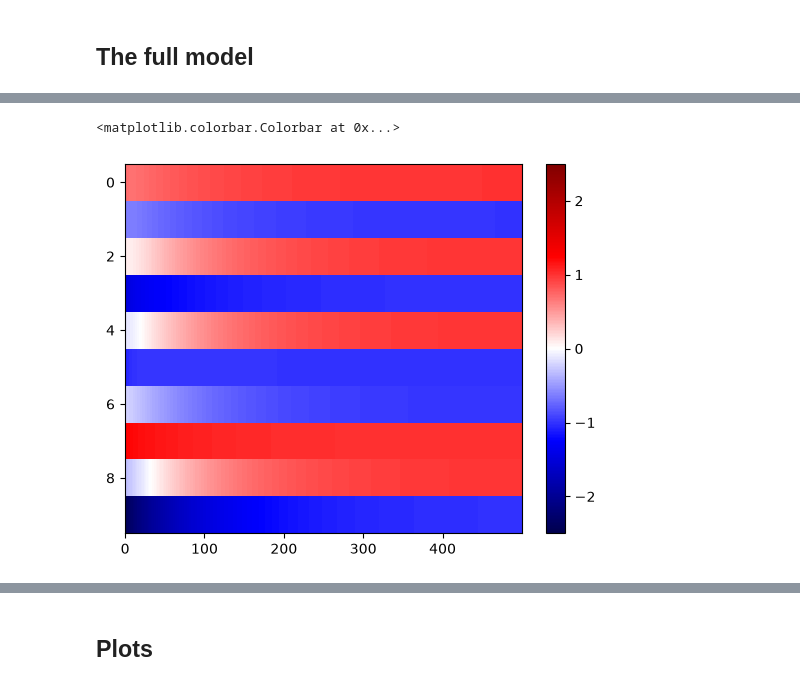
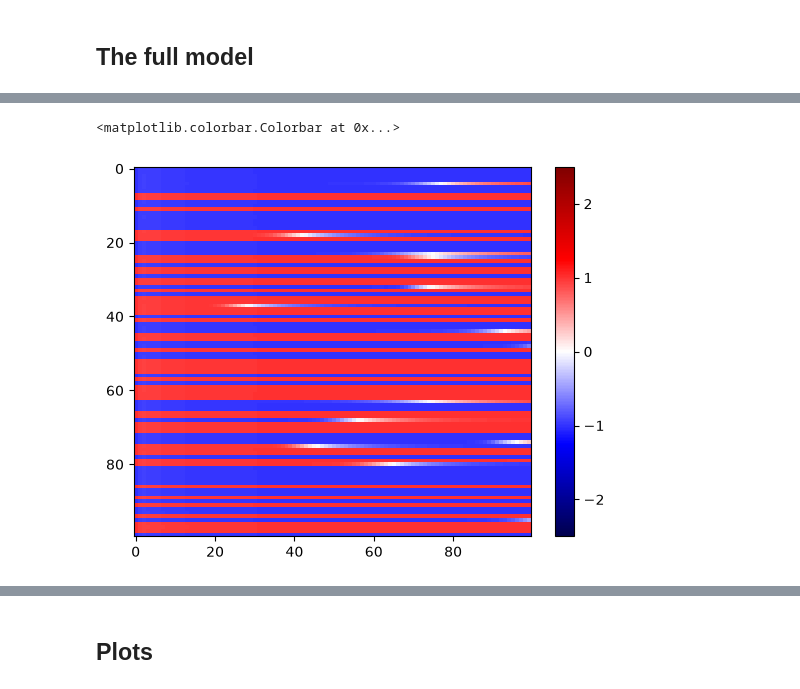
Before and after one commit to srujanakaluve/Master-s-Thesis-Projects, a Jupyter notebook: vectorHASH-cont-scipy/vectorHASH_cont.ipynb, the cells around one changed output, grey strips where cells are left out. Saved outputs shown, nothing was run; the diff lists cells and outputs as text; code cells hidden in the pictures.

```diff
--- a/vectorHASH-cont-scipy/vectorHASH_cont.ipynb
+++ b/vectorHASH-cont-scipy/vectorHASH_cont.ipynb
@@ -272,9 +272,9 @@ patts_total = np.prod(lams*lams)
 Nh = 400
 Ns = patts_total
 
-W_gg = gridtogrid(3, -1, lams)
+W_gg = gridtogrid(1.2, -0.5, lams)
 
 grid, W_hg, hc, W_gh = scaffold_layers(Ng, Nh, patts_total, lams, 0)
 sens = np.sign(np.random.randn(Ns, patts_total))
-W_hs, W_sh = sensory_weights(sens, hc)
+W_hs, W_sh = sensory_weights(sens[:, :200], hc)
 # %%
@@ -328,11 +328,10 @@ plt.colorbar()
 # %%
-frequency = 1/0.14
-duty_cycle = 0.5
-phase_degrees = 0
+frequency = 1/5
+duty_cycle = 0.75
+phase_degrees = 180
 
-period = 0.14
-time_shift = (phase_degrees / 360) * period
-t = np.linspace(0,1,100)
+time_shift = (phase_degrees / 360) * (1/f)
+t = np.linspace(0,50,100)
 wave = signal.square(2 * np.pi * frequency * (t - time_shift), duty=duty_cycle)
 plt.plot(t, wave)
 plt.show()
@@ -453,0 +425,19 @@ original state: 8 10 1
+# %%
+patt = 2
+#g0 = grid[:, patt]
+g0 = np.zeros(Ng)
+#h0 = hc[:, patt]
+h0 = np.zeros(Nh)
+s0 = sens[:, patt]
+#s0 = s0 * np.sign(np.random.uniform(0, 1, s0.shape) - 0.4)
+state0 = np.concatenate([g0, h0, s0])
+
+sol2 = solve_ivp(
+    vectorhash, t_span=(0, 10), y0=state0,
+    args=(Ng, Nh, W_gg, W_hg, W_gh, W_hs, W_sh, lams, 0, 1.0, 1.0, 1.0),
+    method='RK45', t_eval=np.linspace(0, 10, 100)
+)
+
+g_traj2 = sol2.y[:Ng, :]
+h_traj2 = sol2.y[Ng:Ng+Nh, :]
+s_traj2 = sol2.y[Ng+Nh:, :]
@@ -454,6 +470,6 @@ original state: 8 10 1
 # %%
-plt.imshow(s_traj2[:10, :], aspect="auto", interpolation="none", vmin=-2.5, vmax=2.5, cmap="seismic")
+plt.imshow(s_traj2[:100, :], aspect="auto", interpolation="none", vmin=-2.5, vmax=2.5, cmap="seismic")
 plt.colorbar()
 # %% [output]
 <matplotlib.colorbar.Colorbar at 0x...>
-[figure, old version]
+[figure, new version]
```
Also changed, not shown: parts of 9 cells of this notebook, 1 other file.
